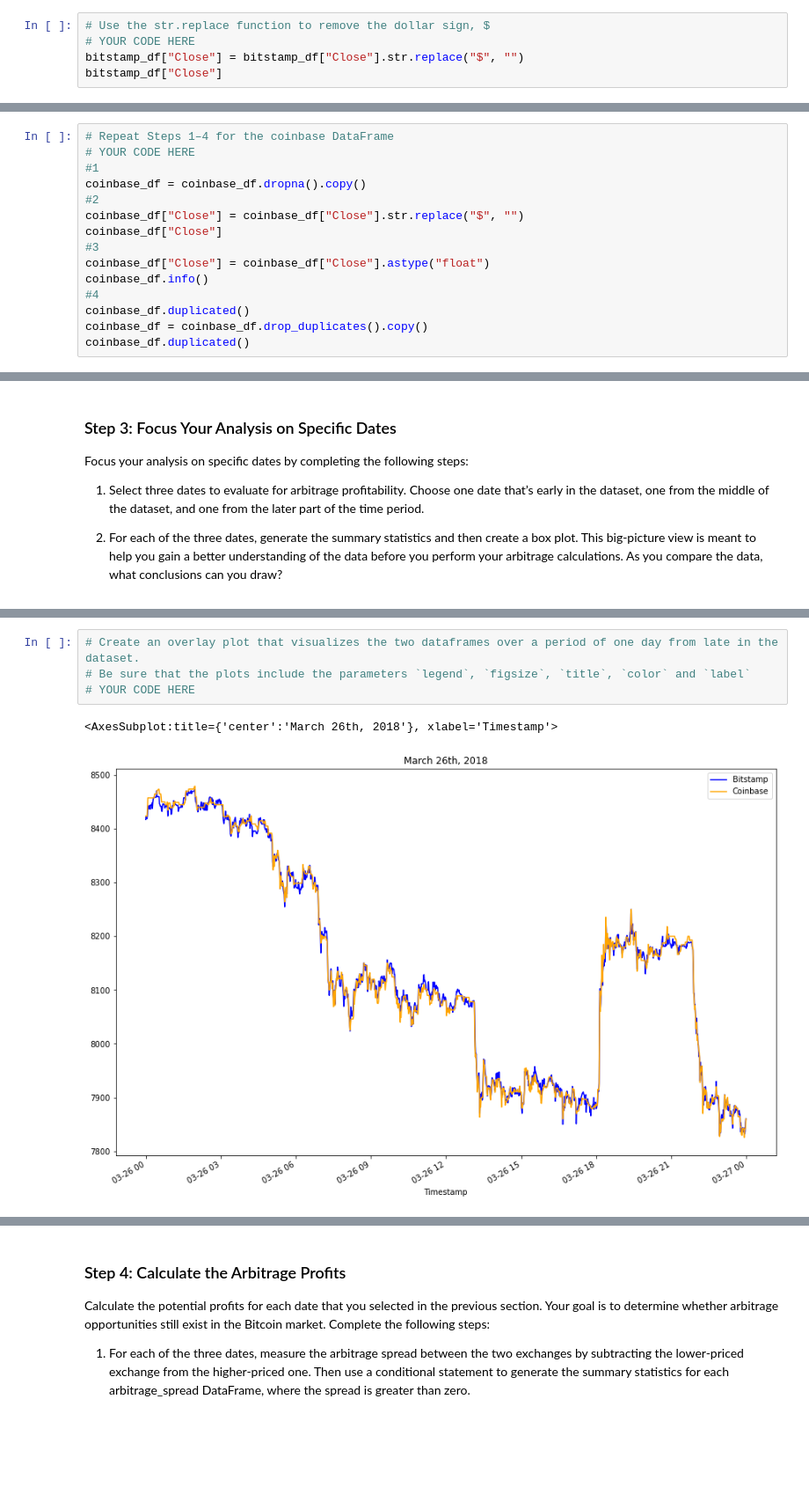
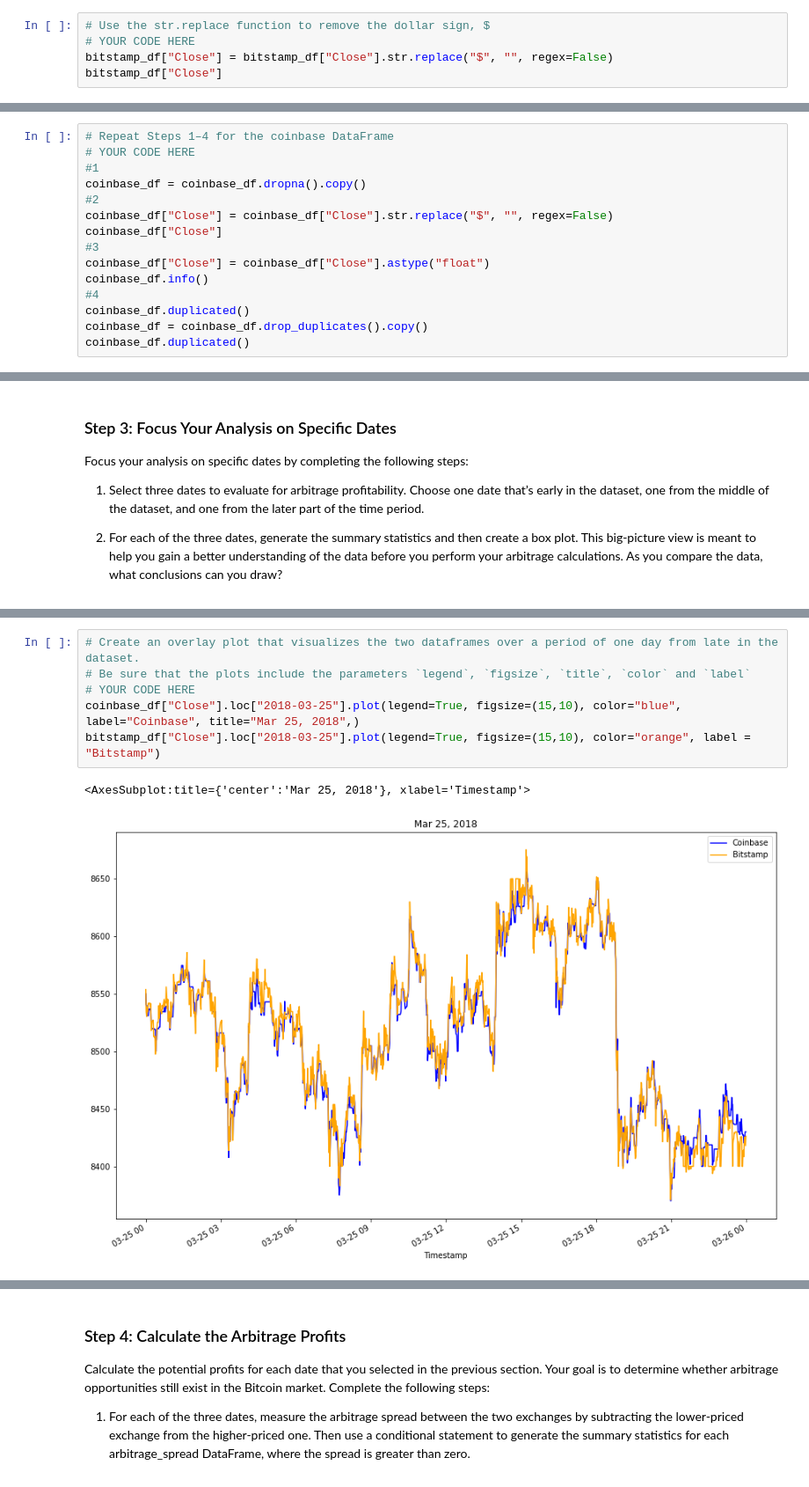
Before and after one commit to santiago-pesantez/crypto-arbitrage-opportunities, a Jupyter notebook: crypto_arbitrage.ipynb, the cells around one changed output, grey strips where cells are left out. Shown: that part at 88% size. Drawn from its saved outputs; the diff is of its cells as text; blank space fills up the shorter version.

```diff
--- a/crypto_arbitrage.ipynb
+++ b/crypto_arbitrage.ipynb
@@ -101,7 +101,7 @@ bitstamp_df = bitstamp_df.dropna().copy()
 # %%
 # Use the str.replace function to remove the dollar sign, $
 # YOUR CODE HERE
-bitstamp_df["Close"] = bitstamp_df["Close"].str.replace("$", "")
+bitstamp_df["Close"] = bitstamp_df["Close"].str.replace("$", "", regex=False)
 bitstamp_df["Close"]
 # %% [output]
 Timestamp
@@ -169,7 +169,7 @@ Length: 129067, dtype: bool
 #1
 coinbase_df = coinbase_df.dropna().copy()
 #2
-coinbase_df["Close"] = coinbase_df["Close"].str.replace("$", "")
+coinbase_df["Close"] = coinbase_df["Close"].str.replace("$", "", regex=False)
 coinbase_df["Close"]
 #3
 coinbase_df["Close"] = coinbase_df["Close"].astype("float")
@@ -405,10 +429,12 @@ Name: Close, dtype: float64
 # %%
 # Create an overlay plot that visualizes the two dataframes over a period of one day from late in the dataset.
 # Be sure that the plots include the parameters `legend`, `figsize`, `title`, `color` and `label`
 # YOUR CODE HERE
+coinbase_df["Close"].loc["2018-03-25"].plot(legend=True, figsize=(15,10), color="blue", label="Coinbase", title="Mar 25, 2018",)
+bitstamp_df["Close"].loc["2018-03-25"].plot(legend=True, figsize=(15,10), color="orange", label = "Bitstamp")
 # %% [output]
-<AxesSubplot:title={'center':'March 26th, 2018'}, xlabel='Timestamp'>
+<AxesSubplot:title={'center':'Mar 25, 2018'}, xlabel='Timestamp'>
-[figure, old version]
+[figure, new version]
 # %%
 # Using the date from the late that you have selected, calculate the arbitrage spread
 # by subtracting the bitstamp lower closing prices from the coinbase higher closing prices
```
Also changed, not shown: parts of 18 cells of this notebook.
